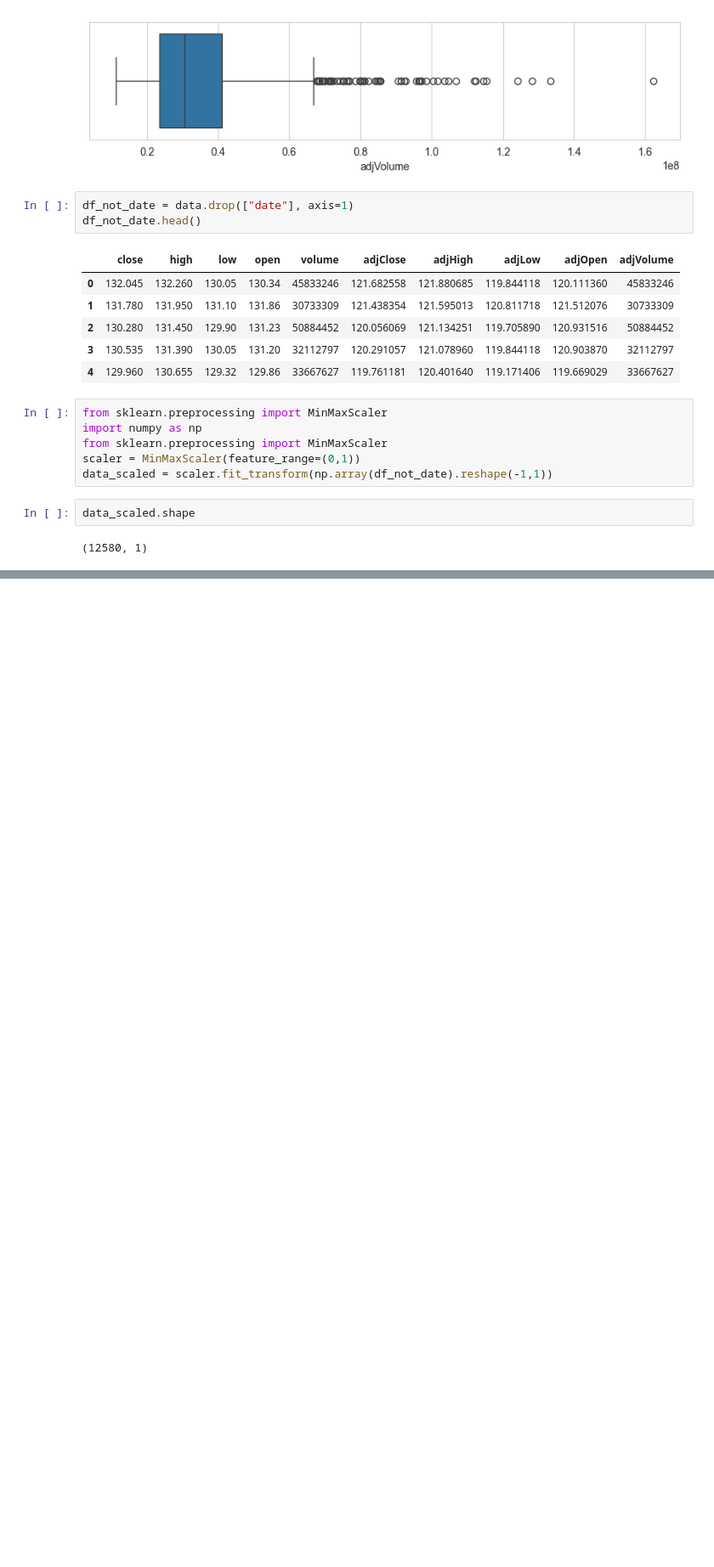
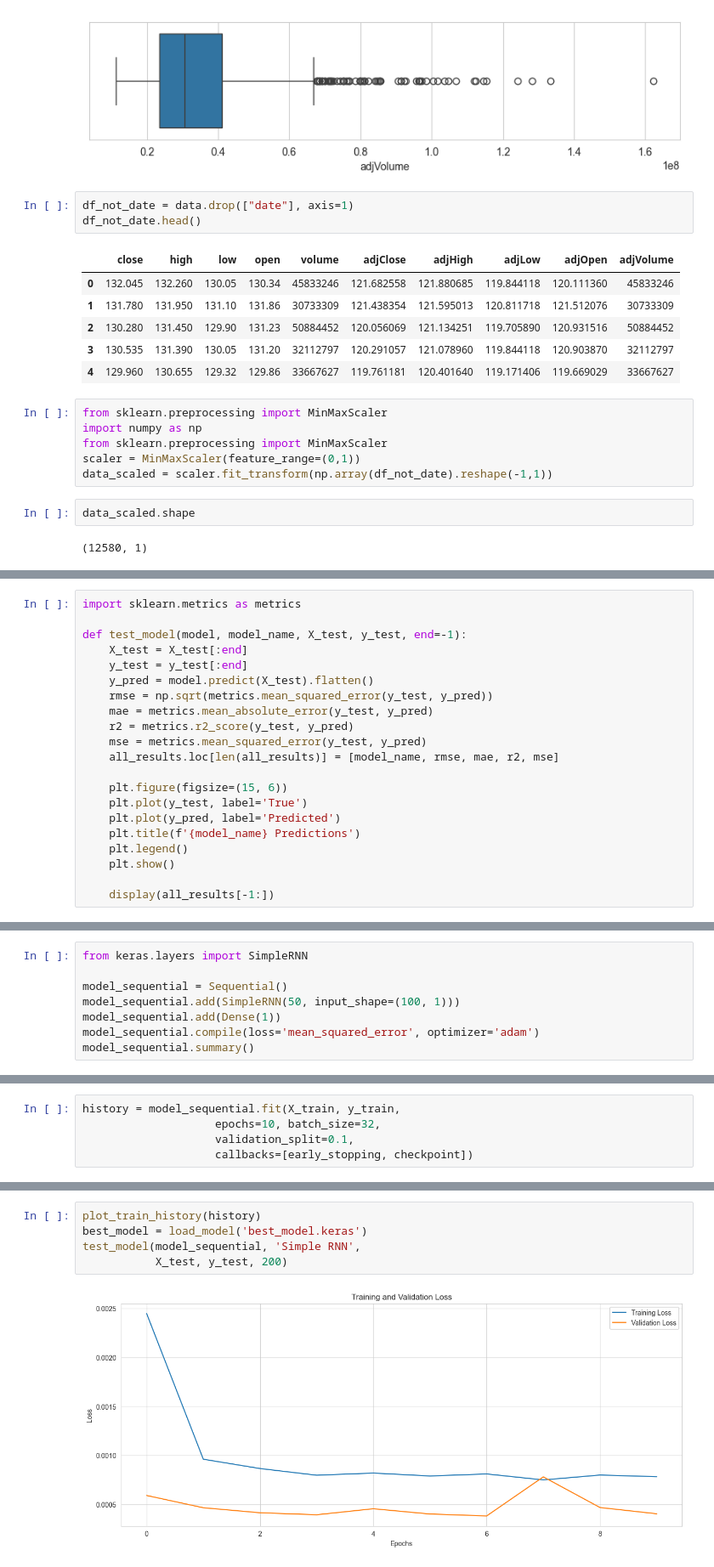
Before and after one commit to NastasijaaS/Artificial-Neural-Networks, a Jupyter notebook: projekat3.ipynb, the cells around one changed output, grey strips where cells are left out. Shown at 85% size. Saved outputs shown, nothing was run; the diff lists cells and outputs as text; blank space fills up the shorter version.

```diff
--- a/projekat3.ipynb
+++ b/projekat3.ipynb
@@ -161 +228,22 @@ from keras.layers import LSTM
+# %%
+import sklearn.metrics as metrics
+
+def test_model(model, model_name, X_test, y_test, end=-1):
+    X_test = X_test[:end]
+    y_test = y_test[:end]
+    y_pred = model.predict(X_test).flatten()
+    rmse = np.sqrt(metrics.mean_squared_error(y_test, y_pred))
+    mae = metrics.mean_absolute_error(y_test, y_pred)
+    r2 = metrics.r2_score(y_test, y_pred)
+    mse = metrics.mean_squared_error(y_test, y_pred)
+    all_results.loc[len(all_results)] = [model_name, rmse, mae, r2, mse]
+
+    plt.figure(figsize=(15, 6))
+    plt.plot(y_test, label='True')
+    plt.plot(y_pred, label='Predicted')
+    plt.title(f'{model_name} Predictions')
+    plt.legend()
+    plt.show()
+
+    display(all_results[-1:])
 # %%
@@ -176,0 +317,8 @@ AttributeError: module 'keras.src.backend' has no attribute 'Variable'
+# %%
+from keras.layers import SimpleRNN
+
+model_sequential = Sequential()
+model_sequential.add(SimpleRNN(50, input_shape=(100, 1)))
+model_sequential.add(Dense(1))
+model_sequential.compile(loss='mean_squared_error', optimizer='adam')
+model_sequential.summary()
@@ -176,0 +337,5 @@ AttributeError: module 'keras.src.backend' has no attribute 'Variable'
+# %%
+history = model_sequential.fit(X_train, y_train,
+                    epochs=10, batch_size=32,
+                    validation_split=0.1,
+                    callbacks=[early_stopping, checkpoint])
@@ -176,0 +363,7 @@ AttributeError: module 'keras.src.backend' has no attribute 'Variable'
+# %%
+plot_train_history(history)
+best_model = load_model('best_model.keras')
+test_model(model_sequential, 'Simple RNN',
+           X_test, y_test, 200)
+# %% [output]
+[figure, added]
```
Also changed, not shown: parts of 49 cells of this notebook, 1 other file.
